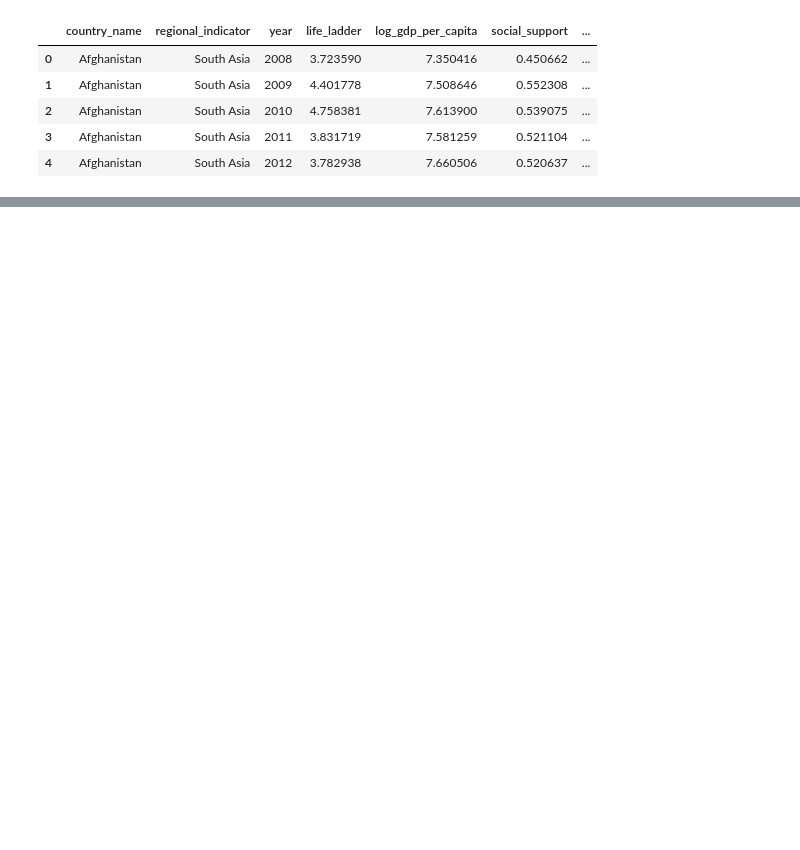
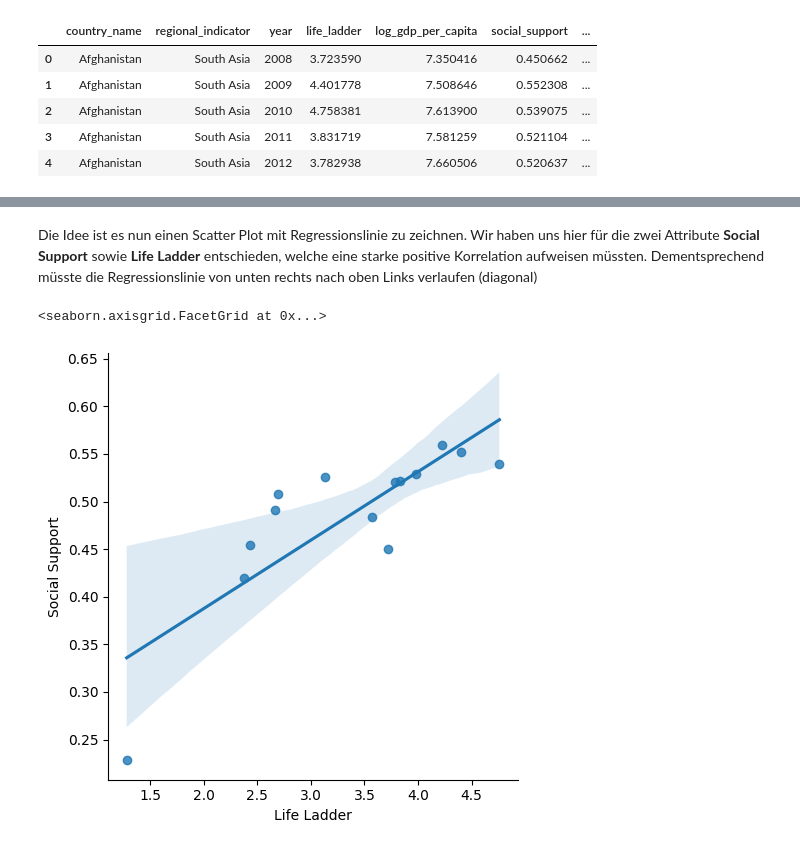
Before and after one commit to Yannick93qw/fhgr-msc-ux-world-happiness-dashboard, a Jupyter notebook: jupyter-notebook/world-happiness-notebook.ipynb, the cells around one changed output, grey strips where cells are left out. Drawn from its saved outputs; the diff is of its cells as text; code cells hidden in the pictures; blank space fills up the shorter version.

```diff
--- a/jupyter-notebook/world-happiness-notebook.ipynb
+++ b/jupyter-notebook/world-happiness-notebook.ipynb
@@ -243,0 +297,9 @@ df.head()
+# %% [markdown]
+Die Idee ist es nun einen Scatter Plot mit Regressionslinie zu zeichnen. Wir haben uns hier für die zwei Attribute **Social Support** sowie **Life Ladder** entschieden, welche eine starke positive Korrelation aufweisen müssten. Dementsprechend müsste die Regressionslinie von unten rechts nach oben Links verlaufen (diagonal)
+# %%
+
+# Create a scatter plot for a specific element in the heatmap for example Social Support and Life Ladder
+sns.lmplot(x='Life Ladder',y='Social Support',data=df_afghanistan,fit_reg=True)
+# %% [output]
+<seaborn.axisgrid.FacetGrid at 0x...>
+[figure, added]
```
Also changed, not shown: parts of 15 cells of this notebook.
